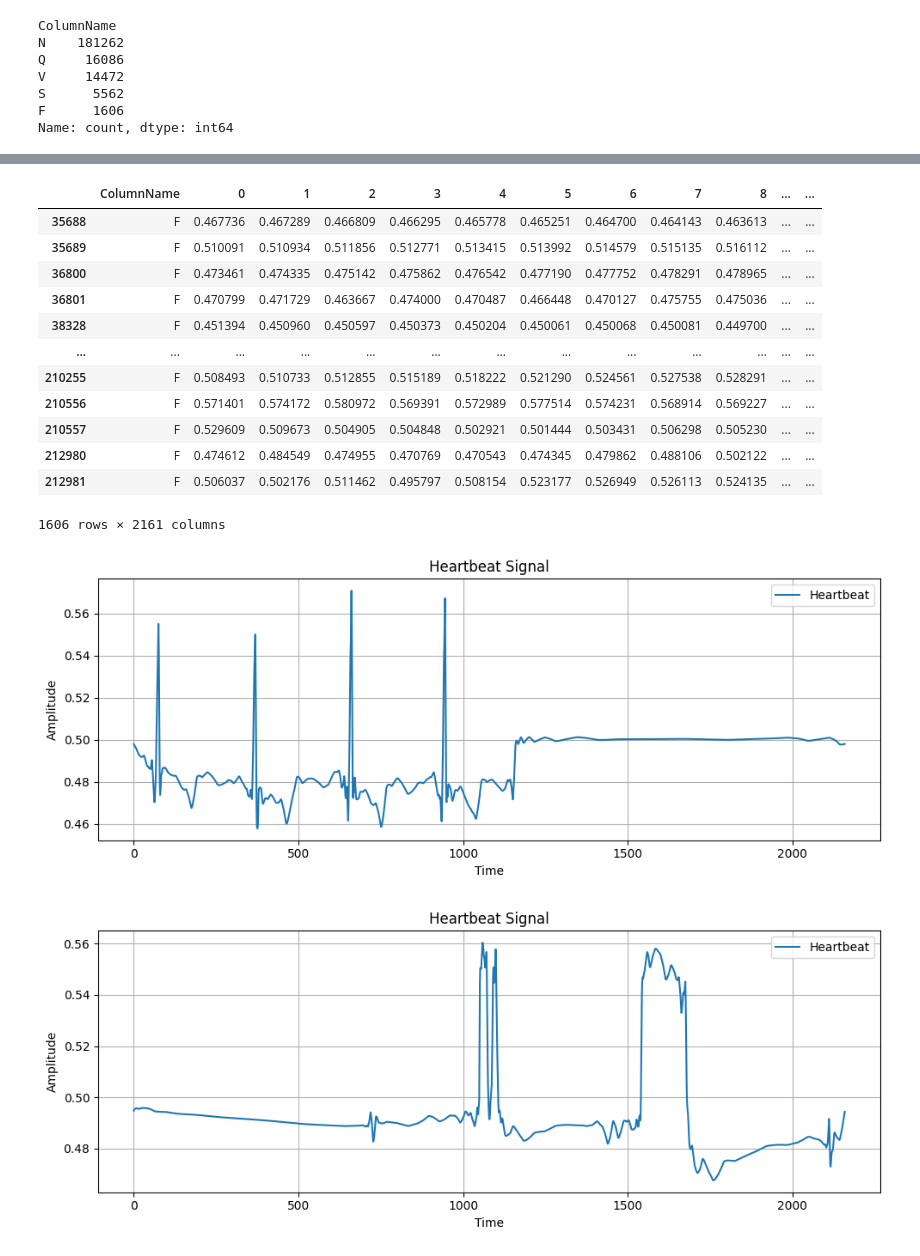
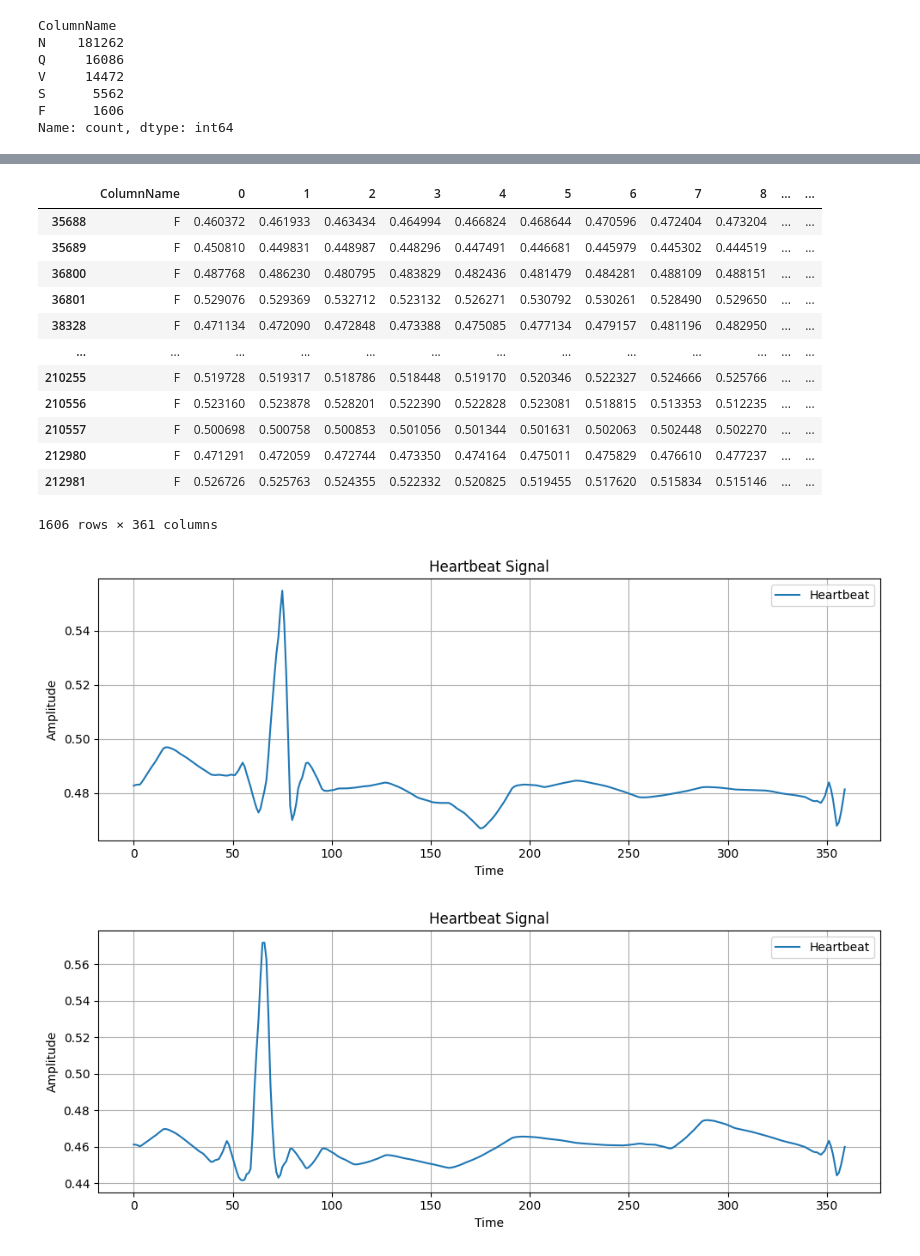
Before and after one commit to arthurdesma/Arrhythmia_Detection_and_Classification, a Jupyter notebook: data_treatement_test.ipynb, the cells around one changed output, grey strips where cells are left out. Saved outputs shown, nothing was run; the diff lists cells and outputs as text; code cells hidden in the pictures.

```diff
--- a/data_treatement_test.ipynb
+++ b/data_treatement_test.ipynb
@@ -97,7 +97,7 @@ def process_patient_data(patient_number, data_creation_dir="data_creation"):
     second_column_name = ecg_df.columns[1] if len(ecg_df.columns) > 1 else None
 
     sampling_rate = 360  # Hz
-    total_window_size_seconds = 2  # Total window size in seconds
+    total_window_size_seconds = 1  # Total window size in seconds
     total_window_size_samples = total_window_size_seconds * sampling_rate
 
     for _, row in annotations_df.iterrows():
@@ -254,25 +254,25 @@ line = df_fusionné.loc[df_fusionné['ColumnName'] == 'F']
 line
 # %% [output]
 |  | ColumnName | 0 | 1 | 2 | 3 | 4 | 5 | 6 | 7 | 8 | ... | ... |
-| 35688 | F | 0.467736 | 0.467289 | 0.466809 | 0.466295 | 0.465778 | 0.465251 | 0.464700 | 0.464143 | 0.463613 | ... | ... |
-| 35689 | F | 0.510091 | 0.510934 | 0.511856 | 0.512771 | 0.513415 | 0.513992 | 0.514579 | 0.515135 | 0.516112 | ... | ... |
-| 36800 | F | 0.473461 | 0.474335 | 0.475142 | 0.475862 | 0.476542 | 0.477190 | 0.477752 | 0.478291 | 0.478965 | ... | ... |
-| 36801 | F | 0.470799 | 0.471729 | 0.463667 | 0.474000 | 0.470487 | 0.466448 | 0.470127 | 0.475755 | 0.475036 | ... | ... |
-| 38328 | F | 0.451394 | 0.450960 | 0.450597 | 0.450373 | 0.450204 | 0.450061 | 0.450068 | 0.450081 | 0.449700 | ... | ... |
+| 35688 | F | 0.460372 | 0.461933 | 0.463434 | 0.464994 | 0.466824 | 0.468644 | 0.470596 | 0.472404 | 0.473204 | ... | ... |
+| 35689 | F | 0.450810 | 0.449831 | 0.448987 | 0.448296 | 0.447491 | 0.446681 | 0.445979 | 0.445302 | 0.444519 | ... | ... |
+| 36800 | F | 0.487768 | 0.486230 | 0.480795 | 0.483829 | 0.482436 | 0.481479 | 0.484281 | 0.488109 | 0.488151 | ... | ... |
+| 36801 | F | 0.529076 | 0.529369 | 0.532712 | 0.523132 | 0.526271 | 0.530792 | 0.530261 | 0.528490 | 0.529650 | ... | ... |
+| 38328 | F | 0.471134 | 0.472090 | 0.472848 | 0.473388 | 0.475085 | 0.477134 | 0.479157 | 0.481196 | 0.482950 | ... | ... |
 | ... | ... | ... | ... | ... | ... | ... | ... | ... | ... | ... | ... | ... |
-| 210255 | F | 0.508493 | 0.510733 | 0.512855 | 0.515189 | 0.518222 | 0.521290 | 0.524561 | 0.527538 | 0.528291 | ... | ... |
-| 210556 | F | 0.571401 | 0.574172 | 0.580972 | 0.569391 | 0.572989 | 0.577514 | 0.574231 | 0.568914 | 0.569227 | ... | ... |
-| 210557 | F | 0.529609 | 0.509673 | 0.504905 | 0.504848 | 0.502921 | 0.501444 | 0.503431 | 0.506298 | 0.505230 | ... | ... |
-| 212980 | F | 0.474612 | 0.484549 | 0.474955 | 0.470769 | 0.470543 | 0.474345 | 0.479862 | 0.488106 | 0.502122 | ... | ... |
-| 212981 | F | 0.506037 | 0.502176 | 0.511462 | 0.495797 | 0.508154 | 0.523177 | 0.526949 | 0.526113 | 0.524135 | ... | ... |
+| 210255 | F | 0.519728 | 0.519317 | 0.518786 | 0.518448 | 0.519170 | 0.520346 | 0.522327 | 0.524666 | 0.525766 | ... | ... |
+| 210556 | F | 0.523160 | 0.523878 | 0.528201 | 0.522390 | 0.522828 | 0.523081 | 0.518815 | 0.513353 | 0.512235 | ... | ... |
+| 210557 | F | 0.500698 | 0.500758 | 0.500853 | 0.501056 | 0.501344 | 0.501631 | 0.502063 | 0.502448 | 0.502270 | ... | ... |
+| 212980 | F | 0.471291 | 0.472059 | 0.472744 | 0.473350 | 0.474164 | 0.475011 | 0.475829 | 0.476610 | 0.477237 | ... | ... |
+| 212981 | F | 0.526726 | 0.525763 | 0.524355 | 0.522332 | 0.520825 | 0.519455 | 0.517620 | 0.515834 | 0.515146 | ... | ... |
-1606 rows × 2161 columns
+1606 rows × 361 columns
 # %%
 import matplotlib.pyplot as plt
 import numpy as np
 
 heartbeat_values = df_fusionné.iloc[1,1:]
 
-time_axis = np.arange(0, 2160)
+time_axis = np.arange(0, 360)
 
 # Plotting the heartbeat
 plt.figure(figsize=(10, 4))
@@ -285,25 +285,25 @@ plt.grid(True)
 plt.tight_layout()
 plt.show()
 # %% [output]
-[figure, old version]
+[figure, new version]
 # %%
 import matplotlib.pyplot as plt
 import numpy as np
 
-heartbeat_values = df_fusionné.iloc[5267,1:]
+heartbeat_values = df_fusionné.iloc[100,1:]
 heartbeat_values
 # Creating a time axis for the 3600 points, assuming each point represents a unit of time
-time_axis = np.arange(0, 2160)
+time_axis = np.arange(0, 360)
 
 # Plotting the heartbeat
 plt.figure(figsize=(10, 4))
 plt.plot(time_axis, heartbeat_values, label='Heartbeat')
 plt.xlabel('Time')
 plt.ylabel('Amplitude')
 plt.title('Heartbeat Signal')
 plt.legend()
 plt.grid(True)
 plt.tight_layout()
 plt.show()
 # %% [output]
-[figure, old version]
+[figure, new version]
```
Also changed, not shown: parts of 3 cells of this notebook, 4 other files.
